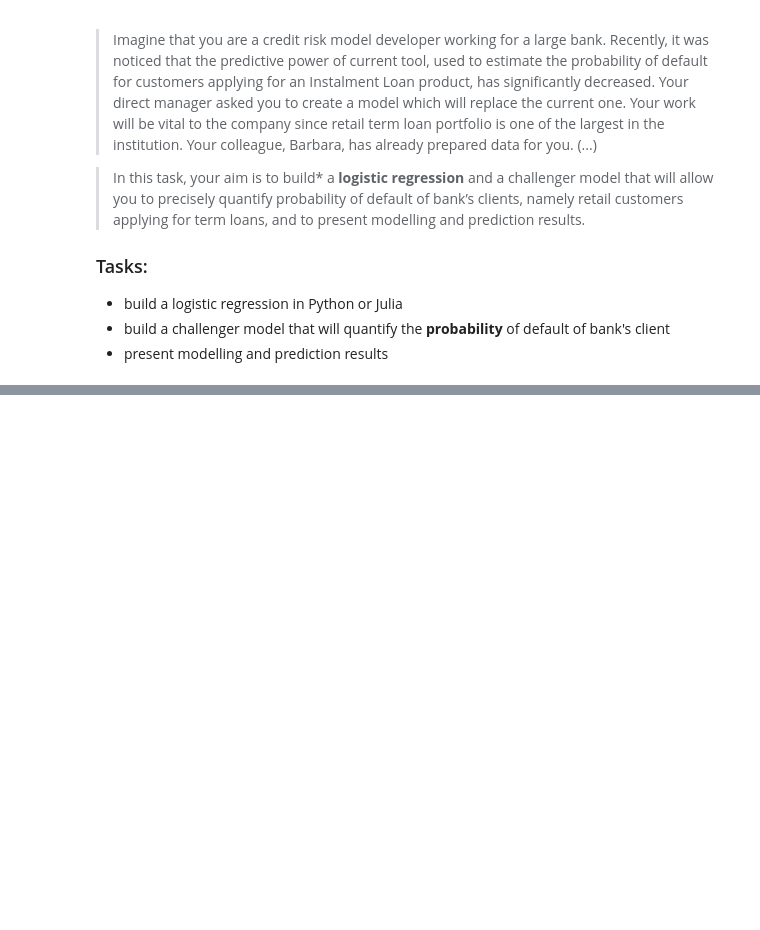
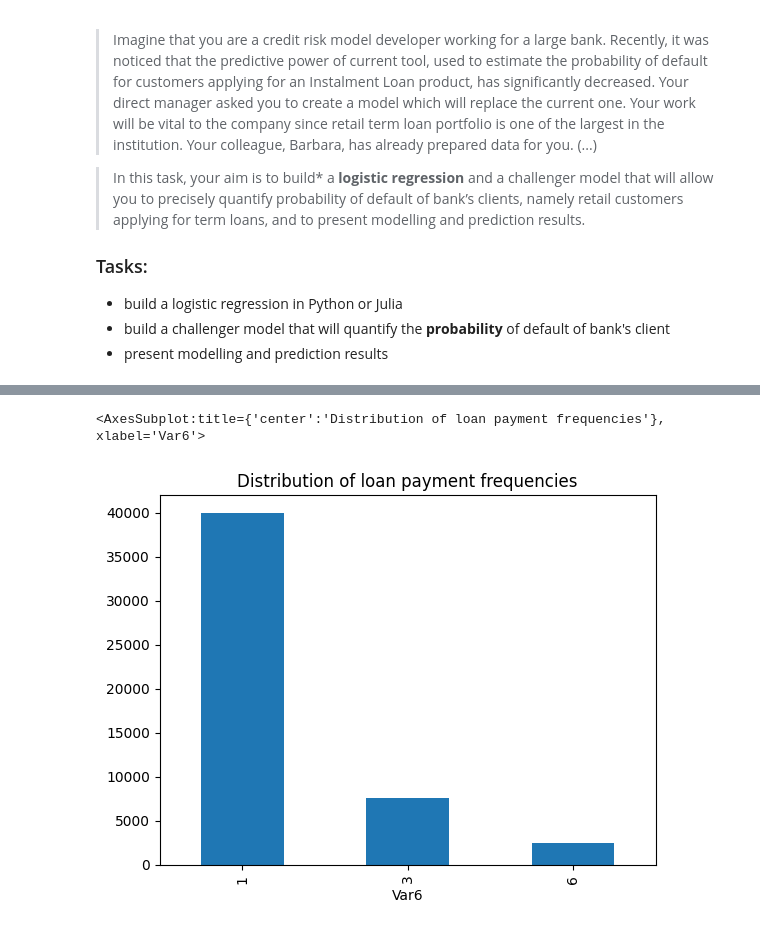
Before and after one commit to Sillem/ING-den, a Jupyter notebook: analysis.ipynb, the cells around one changed output, grey strips where cells are left out. Saved outputs shown, nothing was run; the diff lists cells and outputs as text; code cells hidden in the pictures; blank space fills up the shorter version.

```diff
--- a/analysis.ipynb
+++ b/analysis.ipynb
@@ -135,0 +337,5 @@ pd.__version__
+# %%
+train_data["Var6"].value_counts().plot.bar(title="Distribution of loan payment frequencies")
+# %% [output]
+<AxesSubplot:title={'center':'Distribution of loan payment frequencies'}, xlabel='Var6'>
+[figure, added]
```
Also changed, not shown: parts of 42 cells of this notebook, 1 other file.
